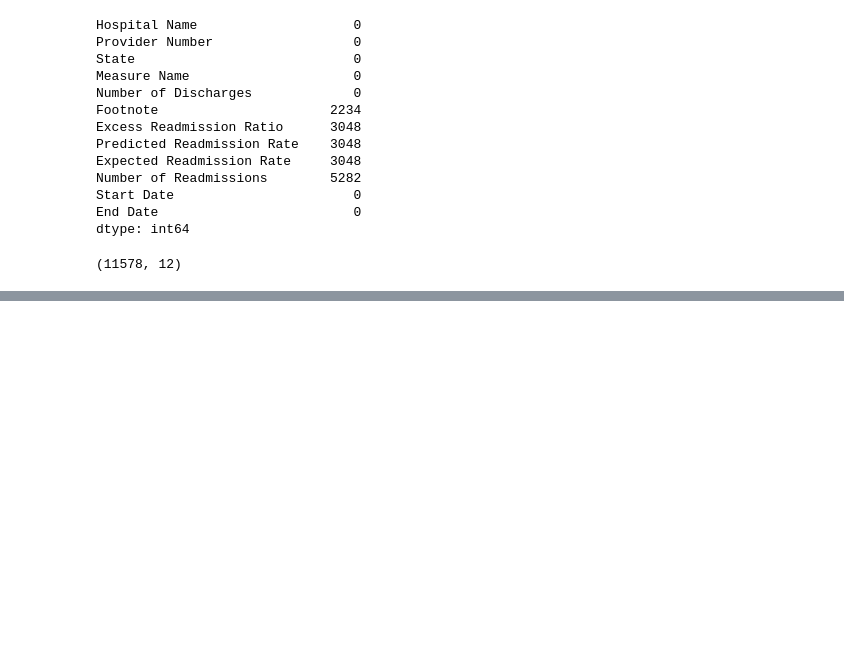
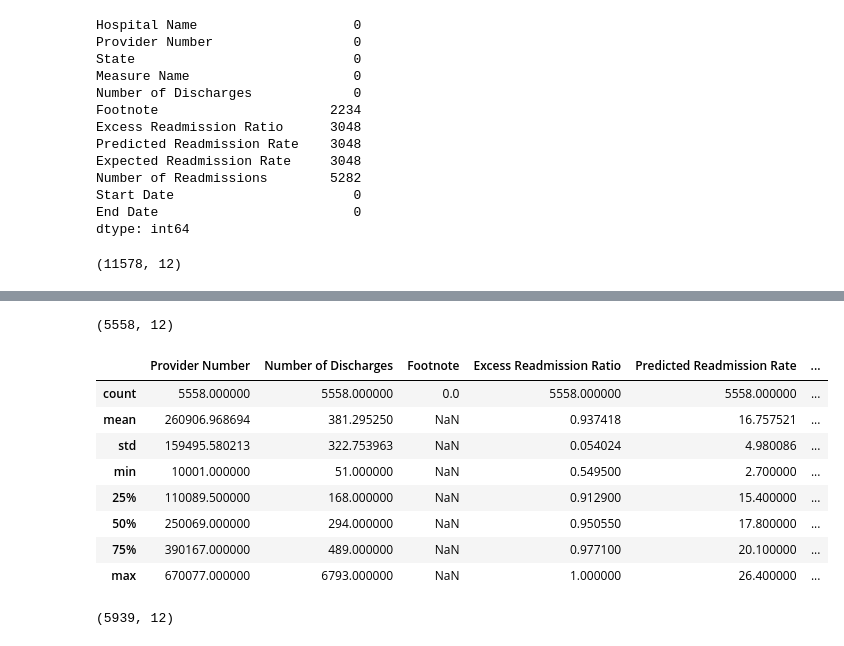
Before and after one commit to DrAugustine1981/Springboard, a Jupyter notebook: hospital_readmission_EDA.ipynb, the cells around one changed output, grey strips where cells are left out. Drawn from its saved outputs; the diff is of its cells as text; code cells hidden in the pictures; blank space fills up the shorter version.

Commit message:
hospital_readmission_EDA_revised

```diff
--- a/hospital_readmission_EDA.ipynb
+++ b/hospital_readmission_EDA.ipynb
@@ -216,5 +218,3 @@ new.head()
 | 2 | BEAUFORT COUNTY MEMORIAL HOSPITAL | 420067 | SC | READM-30-HIP-KNEE-HRRP | 586 | NaN | ... |
 | 3 | ADVOCATE CHRIST HOSPITAL & MEDICA... | 140208 | IL | READM-30-HIP-KNEE-HRRP | 965 | NaN | ... |
 | 4 | BRAZOSPORT REGIONAL HEALTH SYSTEM | 450072 | TX | READM-30-HIP-KNEE-HRRP | 149 | NaN | ... |
-# %%
-new=new.sort_values('State')
@@ -270,0 +221,2 @@ new.corr()
+# %%
+new['Number of Discharges']=pd.to_numeric(new['Number of Discharges'])
@@ -270,0 +239,25 @@ new.corr()
+# %%
+# hospitals with excess readmission ration<=1
+hosp1=new[new['Excess Readmission Ratio']<=1]
+hosp1.shape
+# %% [output]
+(5558, 12)
+# %%
+h1=hosp1.describe()
+h1
+# %% [output]
+|  | Provider Number | Number of Discharges | Footnote | Excess Readmission Ratio | Predicted Readmission Rate | ... |
+| count | 5558.000000 | 5558.000000 | 0.0 | 5558.000000 | 5558.000000 | ... |
+| mean | 260906.968694 | 381.295250 | NaN | 0.937418 | 16.757521 | ... |
+| std | 159495.580213 | 322.753963 | NaN | 0.054024 | 4.980086 | ... |
+| min | 10001.000000 | 51.000000 | NaN | 0.549500 | 2.700000 | ... |
+| 25% | 110089.500000 | 168.000000 | NaN | 0.912900 | 15.400000 | ... |
+| 50% | 250069.000000 | 294.000000 | NaN | 0.950550 | 17.800000 | ... |
+| 75% | 390167.000000 | 489.000000 | NaN | 0.977100 | 20.100000 | ... |
+| max | 670077.000000 | 6793.000000 | NaN | 1.000000 | 26.400000 | ... |
+# %%
+# hospitals with excess readmission ration>1
+hosp2=new[new['Excess Readmission Ratio']>1]
+hosp2.shape
+# %% [output]
+(5939, 12)
```
Also changed, not shown: parts of 38 cells of this notebook.
